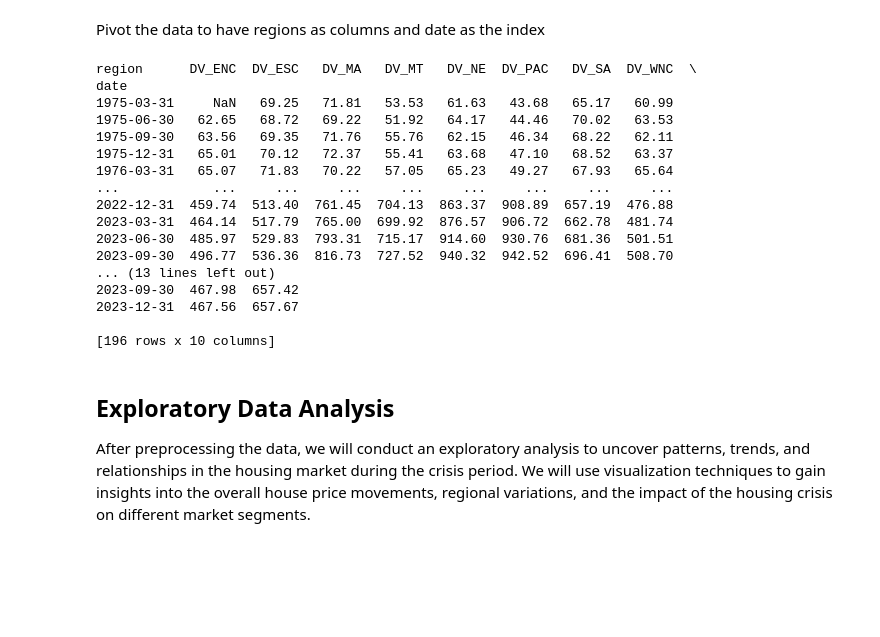
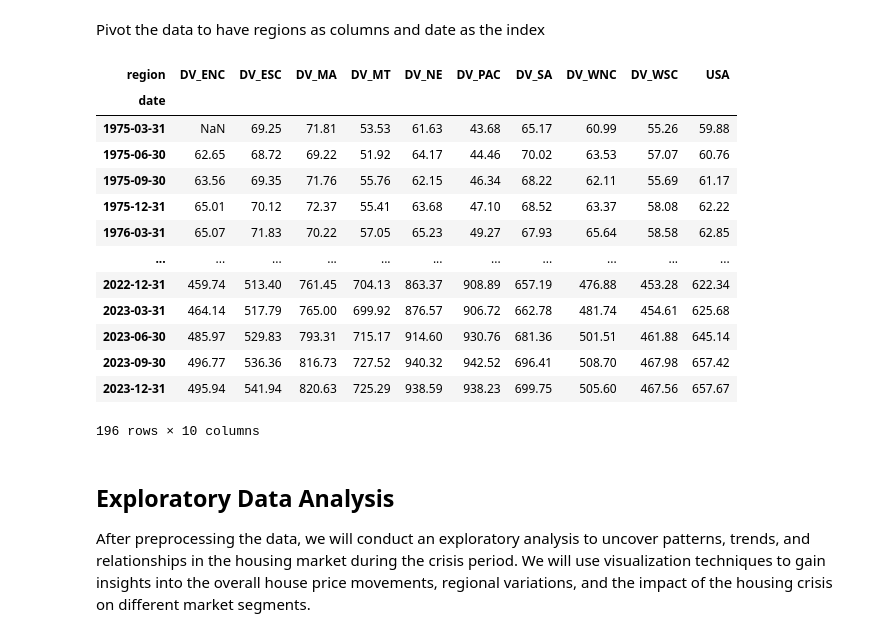
Before and after one commit to inigocapinpin/capinpin, a Jupyter notebook: finaltutorialhousingcrisis (4).ipynb, the cells around one changed output. Cells and saved outputs as stored; diff of their text form; code cells hidden in the pictures; blank space fills up the shorter version.

```diff
--- a/finaltutorialhousingcrisis.ipynb
+++ b/finaltutorialhousingcrisis (4).ipynb
@@ -114,25 +142,22 @@ data = data.groupby(['region', pd.Grouper(key='date', freq='Q')])['price_index']
 Pivot the data to have regions as columns and date as the index
 # %%
 data = data.pivot(index='date', columns='region', values='price_index')
-print(data)
+display(data)
 # %% [output]
+| region | DV_ENC | DV_ESC | DV_MA | DV_MT | DV_NE | DV_PAC | DV_SA | DV_WNC | DV_WSC | USA |
+| date |  |  |  |  |  |  |  |  |  |  |
+| 1975-03-31 | NaN | 69.25 | 71.81 | 53.53 | 61.63 | 43.68 | 65.17 | 60.99 | 55.26 | 59.88 |
+| 1975-06-30 | 62.65 | 68.72 | 69.22 | 51.92 | 64.17 | 44.46 | 70.02 | 63.53 | 57.07 | 60.76 |
+| 1975-09-30 | 63.56 | 69.35 | 71.76 | 55.76 | 62.15 | 46.34 | 68.22 | 62.11 | 55.69 | 61.17 |
+| 1975-12-31 | 65.01 | 70.12 | 72.37 | 55.41 | 63.68 | 47.10 | 68.52 | 63.37 | 58.08 | 62.22 |
+| 1976-03-31 | 65.07 | 71.83 | 70.22 | 57.05 | 65.23 | 49.27 | 67.93 | 65.64 | 58.58 | 62.85 |
+| ... | ... | ... | ... | ... | ... | ... | ... | ... | ... | ... |
+| 2022-12-31 | 459.74 | 513.40 | 761.45 | 704.13 | 863.37 | 908.89 | 657.19 | 476.88 | 453.28 | 622.34 |
+| 2023-03-31 | 464.14 | 517.79 | 765.00 | 699.92 | 876.57 | 906.72 | 662.78 | 481.74 | 454.61 | 625.68 |
+| 2023-06-30 | 485.97 | 529.83 | 793.31 | 715.17 | 914.60 | 930.76 | 681.36 | 501.51 | 461.88 | 645.14 |
+| 2023-09-30 | 496.77 | 536.36 | 816.73 | 727.52 | 940.32 | 942.52 | 696.41 | 508.70 | 467.98 | 657.42 |
+| 2023-12-31 | 495.94 | 541.94 | 820.63 | 725.29 | 938.59 | 938.23 | 699.75 | 505.60 | 467.56 | 657.67 |
-region      DV_ENC  DV_ESC   DV_MA   DV_MT   DV_NE  DV_PAC   DV_SA  DV_WNC  \
-date
-1975-03-31     NaN   69.25   71.81   53.53   61.63   43.68   65.17   60.99
-1975-06-30   62.65   68.72   69.22   51.92   64.17   44.46   70.02   63.53
-1975-09-30   63.56   69.35   71.76   55.76   62.15   46.34   68.22   62.11
-1975-12-31   65.01   70.12   72.37   55.41   63.68   47.10   68.52   63.37
-1976-03-31   65.07   71.83   70.22   57.05   65.23   49.27   67.93   65.64
-...            ...     ...     ...     ...     ...     ...     ...     ...
-2022-12-31  459.74  513.40  761.45  704.13  863.37  908.89  657.19  476.88
-2023-03-31  464.14  517.79  765.00  699.92  876.57  906.72  662.78  481.74
-2023-06-30  485.97  529.83  793.31  715.17  914.60  930.76  681.36  501.51
-2023-09-30  496.77  536.36  816.73  727.52  940.32  942.52  696.41  508.70
-... (13 lines left out)
-2023-09-30  467.98  657.42
-2023-12-31  467.56  657.67
-
-[196 rows x 10 columns]
+196 rows × 10 columns
 # %% [markdown]
 ## Exploratory Data Analysis
 
```
Also changed, not shown: parts of 30 cells of this notebook, 1 other file.
